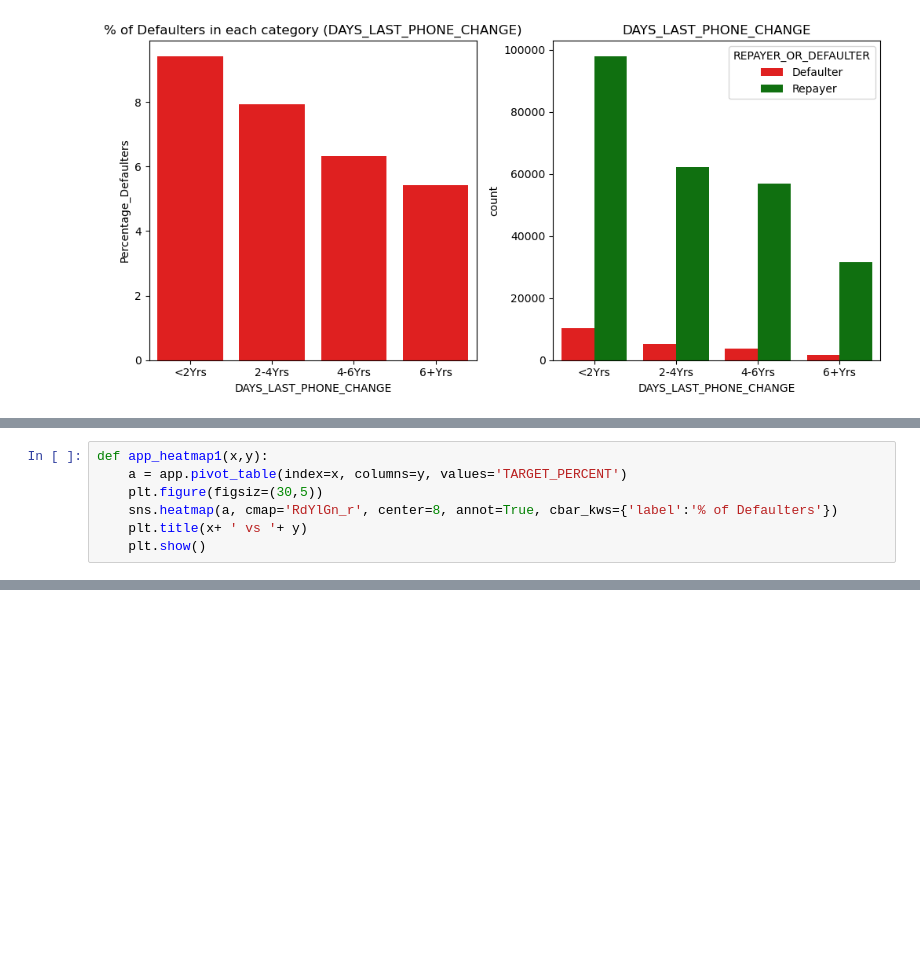
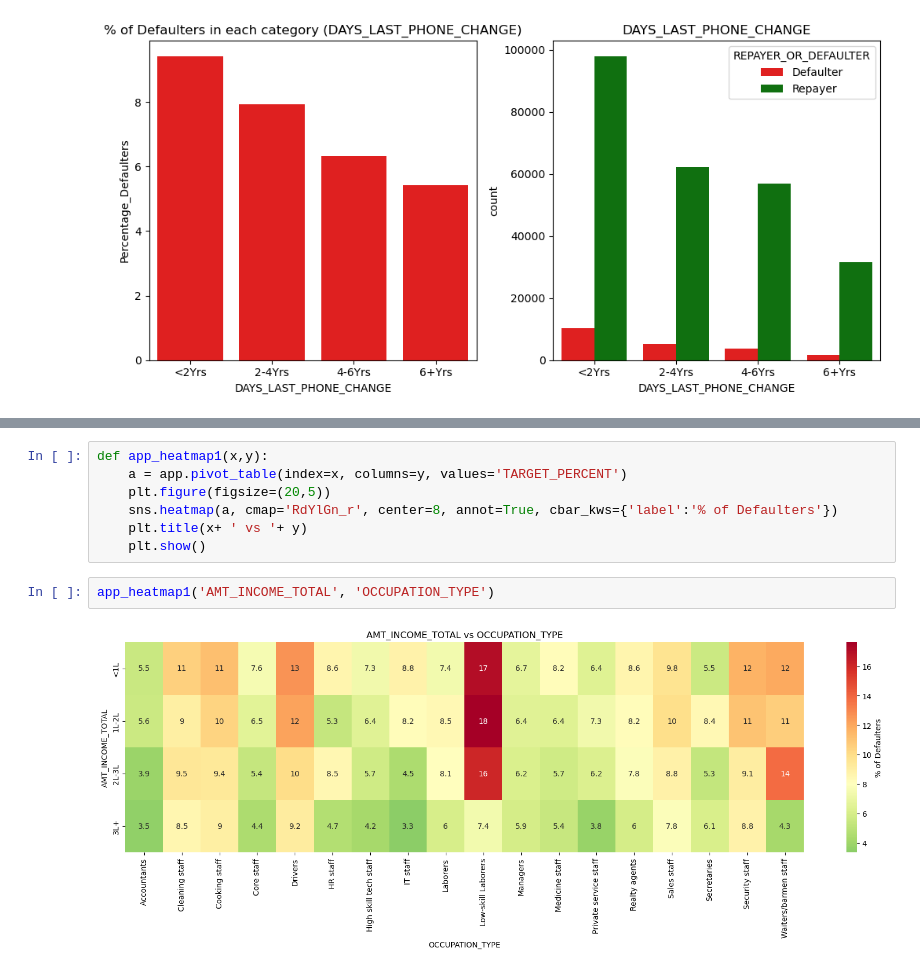
Before and after one commit to Punya-B-R/loan-approval-risk-analysis, a Jupyter notebook: Bank-Loan.ipynb, the cells around one changed output, grey strips where cells are left out. Cells and saved outputs as stored; diff of their text form; blank space fills up the shorter version.

```diff
--- a/Bank-Loan.ipynb
+++ b/Bank-Loan.ipynb
@@ -495,7 +456,0 @@ app_heatmap('AMT_INCOME_TOTAL', 'NAME_HOUSING_TYPE')
-# %%
-def app_heatmap1(x,y):
-    a = app.pivot_table(index=x, columns=y, values='TARGET_PERCENT')
-    plt.figure(figsiz=(30,5))
-    sns.heatmap(a, cmap='RdYlGn_r', center=8, annot=True, cbar_kws={'label':'% of Defaulters'})
-    plt.title(x+ ' vs '+ y)
-    plt.show()
@@ -509,0 +495,11 @@ app_heatmap('AMT_INCOME_TOTAL', 'ORGANIZATION_TYPE')
+# %%
+def app_heatmap1(x,y):
+    a = app.pivot_table(index=x, columns=y, values='TARGET_PERCENT')
+    plt.figure(figsize=(20,5))
+    sns.heatmap(a, cmap='RdYlGn_r', center=8, annot=True, cbar_kws={'label':'% of Defaulters'})
+    plt.title(x+ ' vs '+ y)
+    plt.show()
+# %%
+app_heatmap1('AMT_INCOME_TOTAL', 'OCCUPATION_TYPE')
+# %% [output]
+[figure, added]
```
Also changed, not shown: parts of 25 cells of this notebook.
